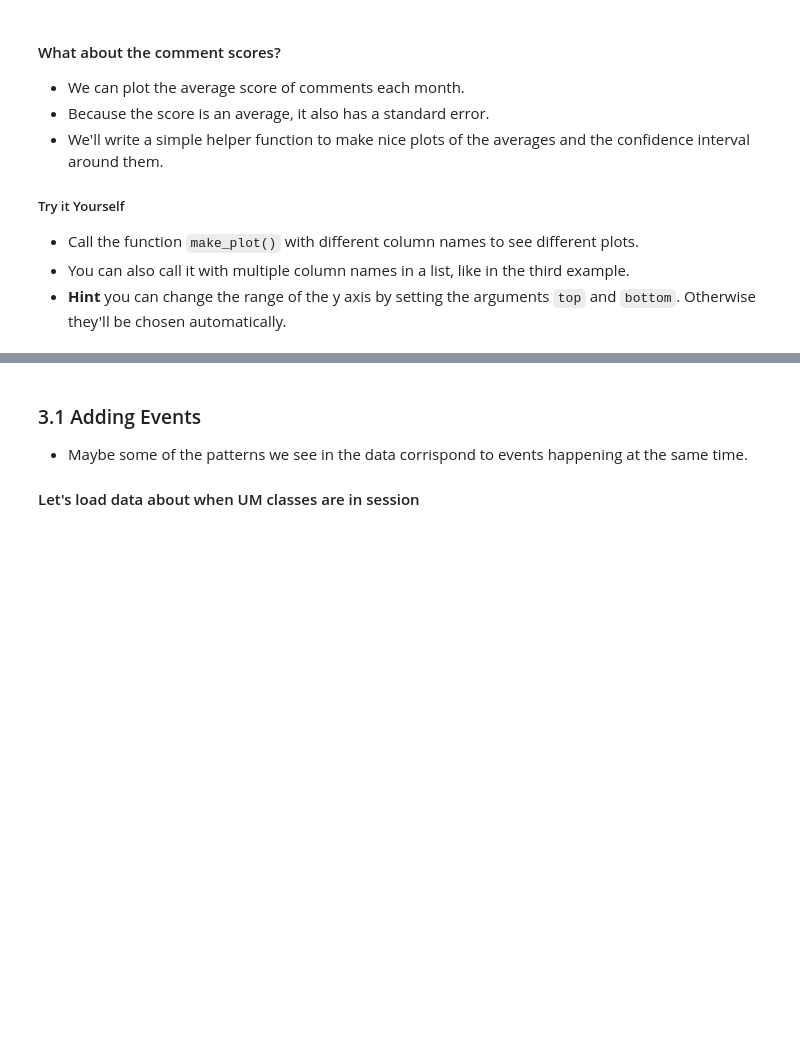
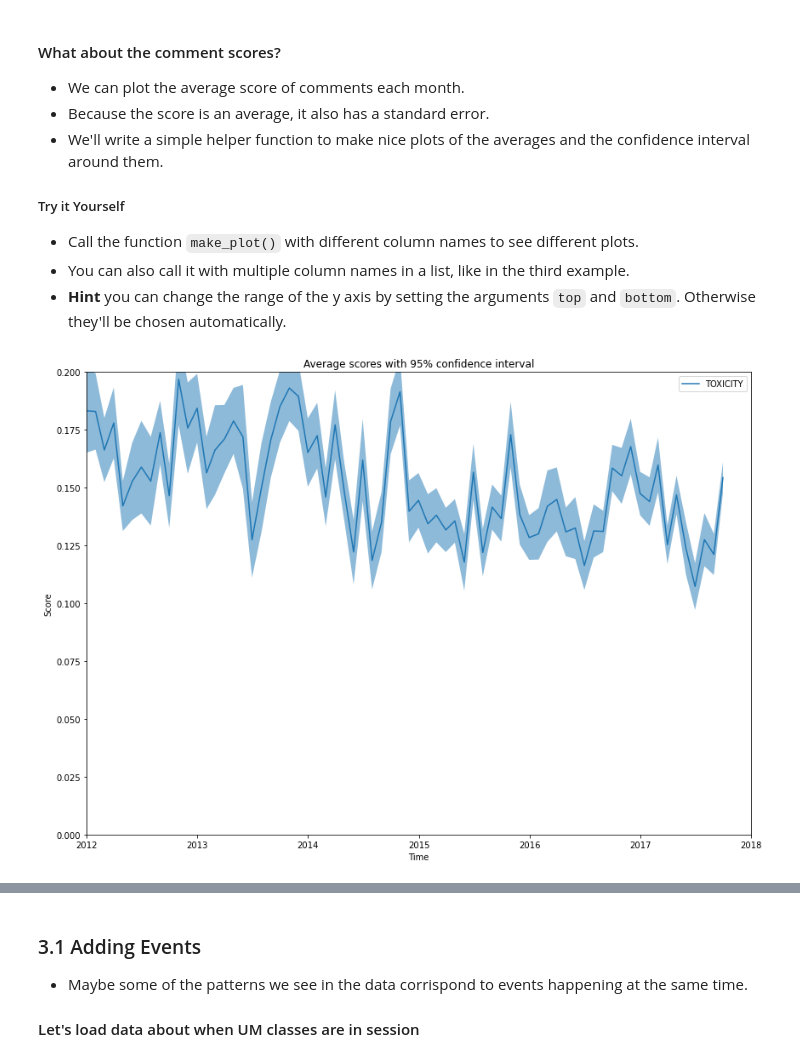
Before and after one commit to UM-CSS/CSSLabs-Community-Dynamics, a Jupyter notebook: 0_Intro_Reddit_Data.ipynb, the cells around one changed output, grey strips where cells are left out. Cells and saved outputs as stored; diff of their text form; code cells hidden in the pictures; blank space fills up the shorter version.

```diff
--- a/0_Intro_Reddit_Data.ipynb
+++ b/0_Intro_Reddit_Data.ipynb
@@ -284,4 +339,6 @@ make_plot(monthly, columns='author', agg='unique', years=[2011,2018])
 - You can also call it with multiple column names in a list, like in the third example.
 - **Hint** you can change the range of the y axis by setting the arguments `top` and `bottom`. Otherwise they'll be chosen automatically.
 # %%
-make_plot(monthly, columns='TOXICITY', top=.4)
+make_plot(monthly, columns='TOXICITY', top=.2)
+# %% [output]
+[figure, added]
```
Also changed, not shown: parts of 64 cells of this notebook.
